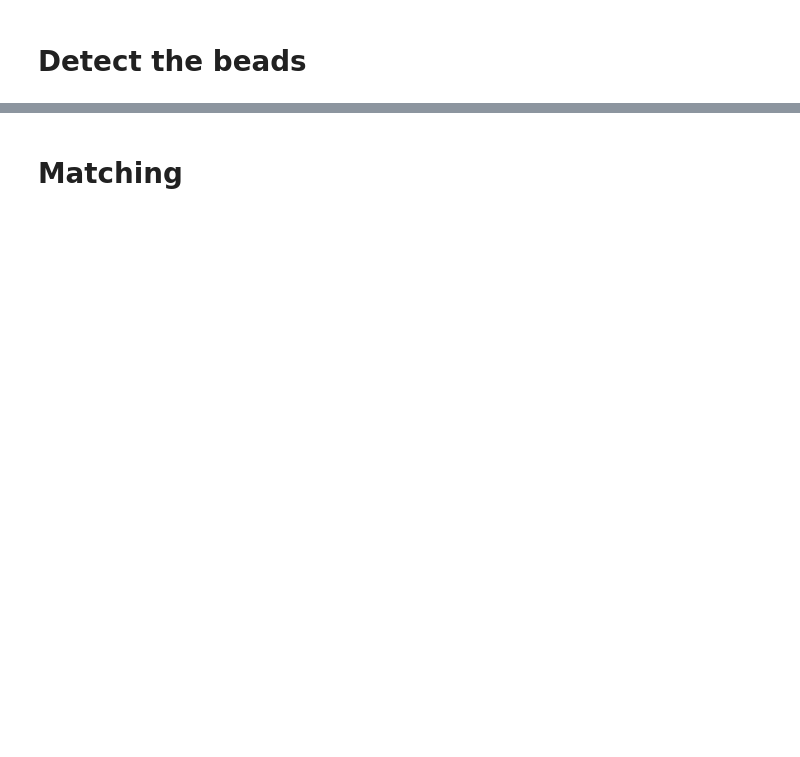
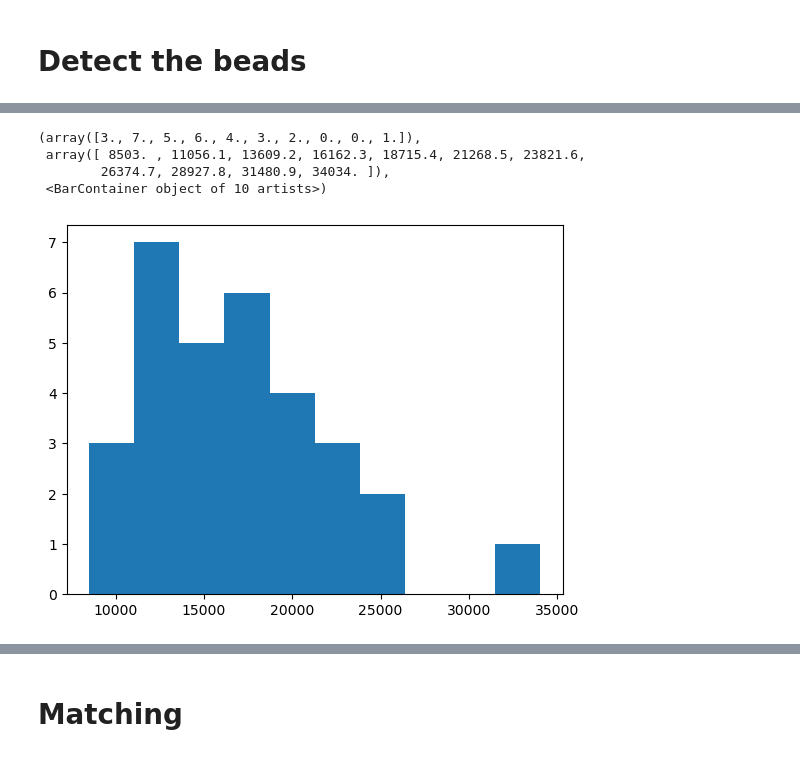
Before and after one commit to NessLfy/loop_extrusion_contact_dynamics, a Jupyter notebook: scratchpad/chromatic_aberration_correction.ipynb, the cells around one changed output, grey strips where cells are left out. Drawn from its saved outputs; the diff is of its cells as text; code cells hidden in the pictures; blank space fills up the shorter version.

```diff
--- a/scratchpad/chromatic_aberration_correction.ipynb
+++ b/scratchpad/chromatic_aberration_correction.ipynb
@@ -58,0 +69,4 @@ h2 = pre.compute_h_param(im=im_c2,frame = im_c2.shape[0]//2)
+# %%
+l = []
+for i in d.iloc:
+    l.append(im_c1[10,int(i.y),int(i.x)])
@@ -58,0 +93,8 @@ h2 = pre.compute_h_param(im=im_c2,frame = im_c2.shape[0]//2)
+# %%
+plt.hist(l)
+# %% [output]
+(array([3., 7., 5., 6., 4., 3., 2., 0., 0., 1.]),
+ array([ 8503. , 11056.1, 13609.2, 16162.3, 18715.4, 21268.5, 23821.6,
+        26374.7, 28927.8, 31480.9, 34034. ]),
+ <BarContainer object of 10 artists>)
+[figure, added]
```
Also changed, not shown: parts of 42 cells of this notebook.
